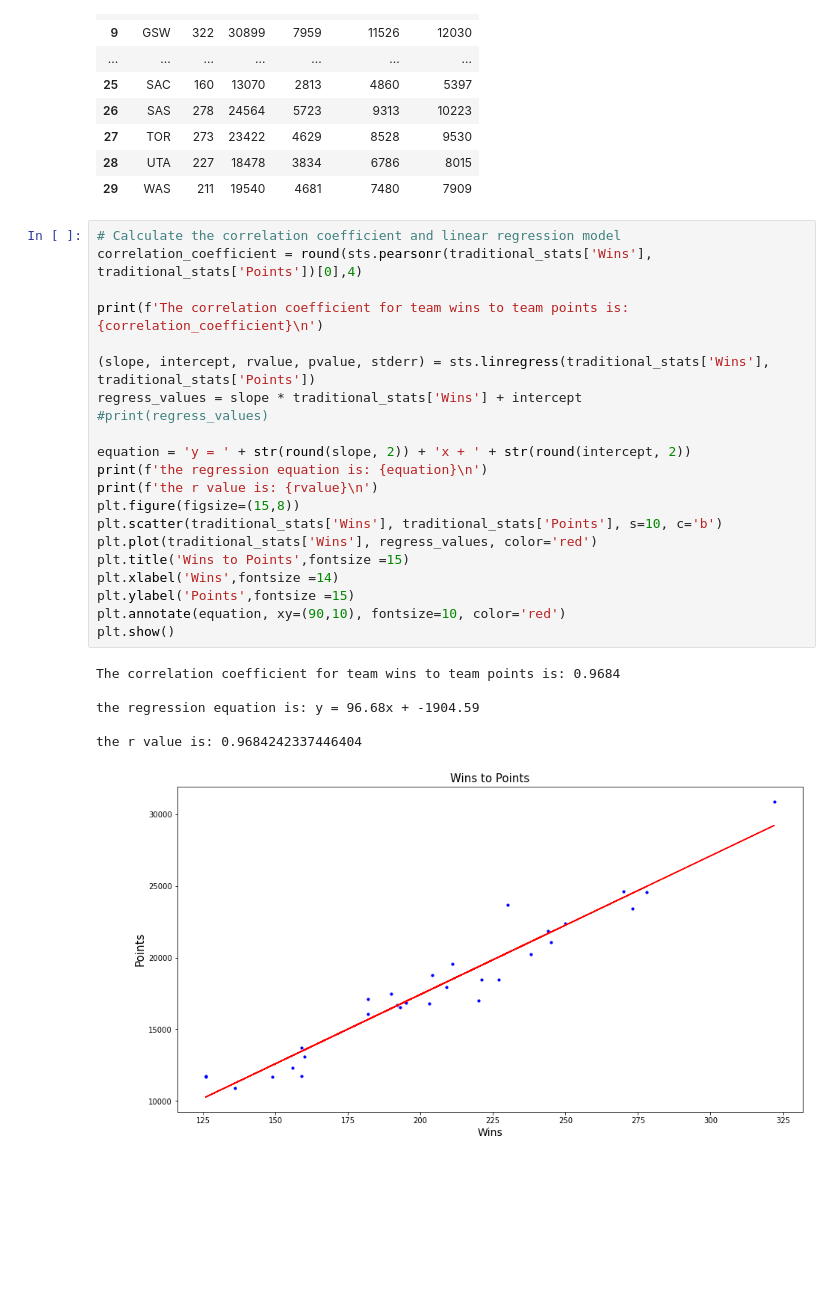
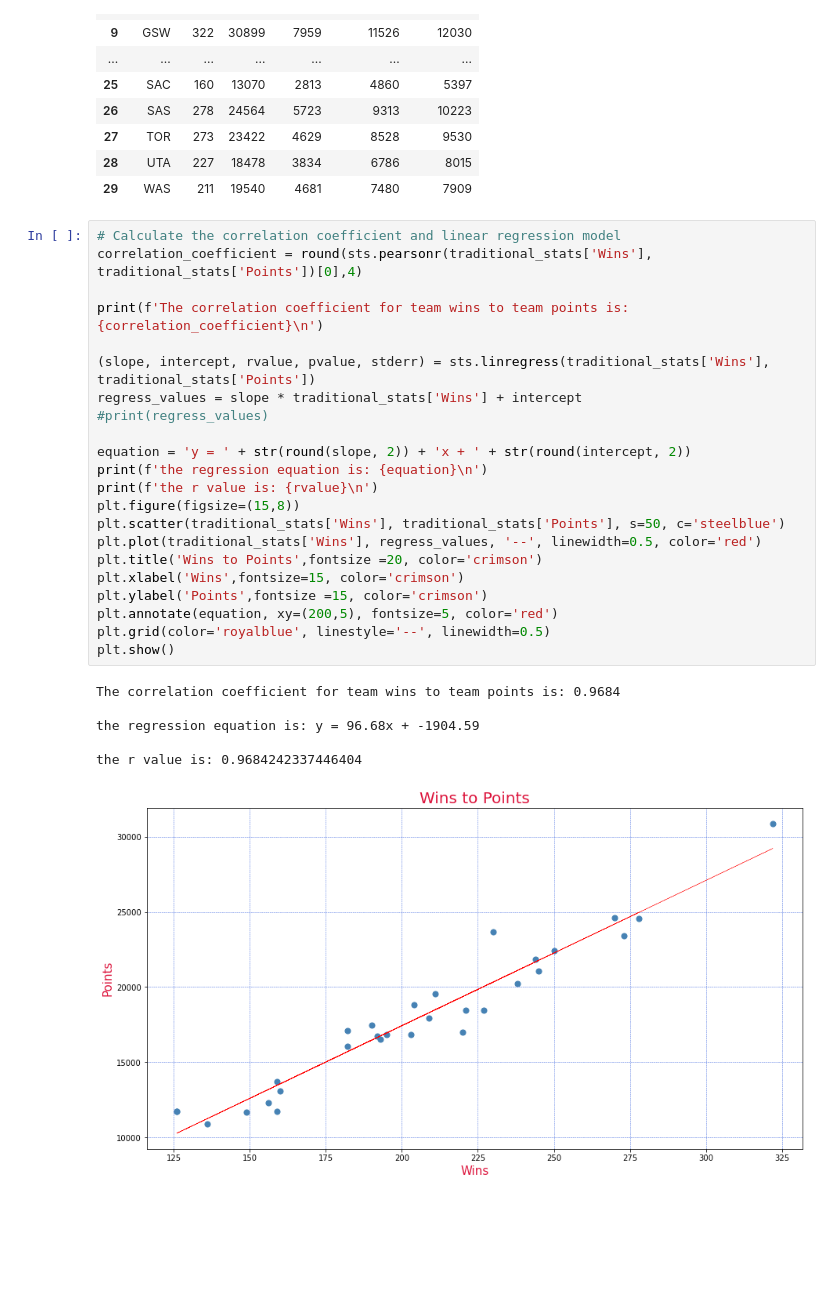
Before and after one commit to lovenalee/Ballers-Project1-Do-You-Really-Know-The-NBA-, a Jupyter notebook: team_traditional_stats.ipynb, the cells around one changed output. Cells and saved outputs as stored; diff of their text form; blank space fills up the shorter version.

```diff
--- a/team_traditional_stats.ipynb
+++ b/team_traditional_stats.ipynb
@@ -81,28 +81,29 @@ traditional_stats
 # %%
 # Calculate the correlation coefficient and linear regression model
 correlation_coefficient = round(sts.pearsonr(traditional_stats['Wins'], traditional_stats['Points'])[0],4)
 
 print(f'The correlation coefficient for team wins to team points is: {correlation_coefficient}\n')
 
 (slope, intercept, rvalue, pvalue, stderr) = sts.linregress(traditional_stats['Wins'], traditional_stats['Points'])
 regress_values = slope * traditional_stats['Wins'] + intercept
 #print(regress_values)
 
 equation = 'y = ' + str(round(slope, 2)) + 'x + ' + str(round(intercept, 2))
 print(f'the regression equation is: {equation}\n')
 print(f'the r value is: {rvalue}\n')
 plt.figure(figsize=(15,8))
-plt.scatter(traditional_stats['Wins'], traditional_stats['Points'], s=10, c='b')
-plt.plot(traditional_stats['Wins'], regress_values, color='red')
-plt.title('Wins to Points',fontsize =15)
-plt.xlabel('Wins',fontsize =14)
-plt.ylabel('Points',fontsize =15)
-plt.annotate(equation, xy=(90,10), fontsize=10, color='red')
+plt.scatter(traditional_stats['Wins'], traditional_stats['Points'], s=50, c='steelblue')
+plt.plot(traditional_stats['Wins'], regress_values, '--', linewidth=0.5, color='red')
+plt.title('Wins to Points',fontsize =20, color='crimson')
+plt.xlabel('Wins',fontsize=15, color='crimson')
+plt.ylabel('Points',fontsize =15, color='crimson')
+plt.annotate(equation, xy=(200,5), fontsize=5, color='red')
+plt.grid(color='royalblue', linestyle='--', linewidth=0.5)
 plt.show()
 # %% [output]
 The correlation coefficient for team wins to team points is: 0.9684
 
 the regression equation is: y = 96.68x + -1904.59
 
 the r value is: 0.9684242337446404
-[figure, old version]
+[figure, new version]
```
